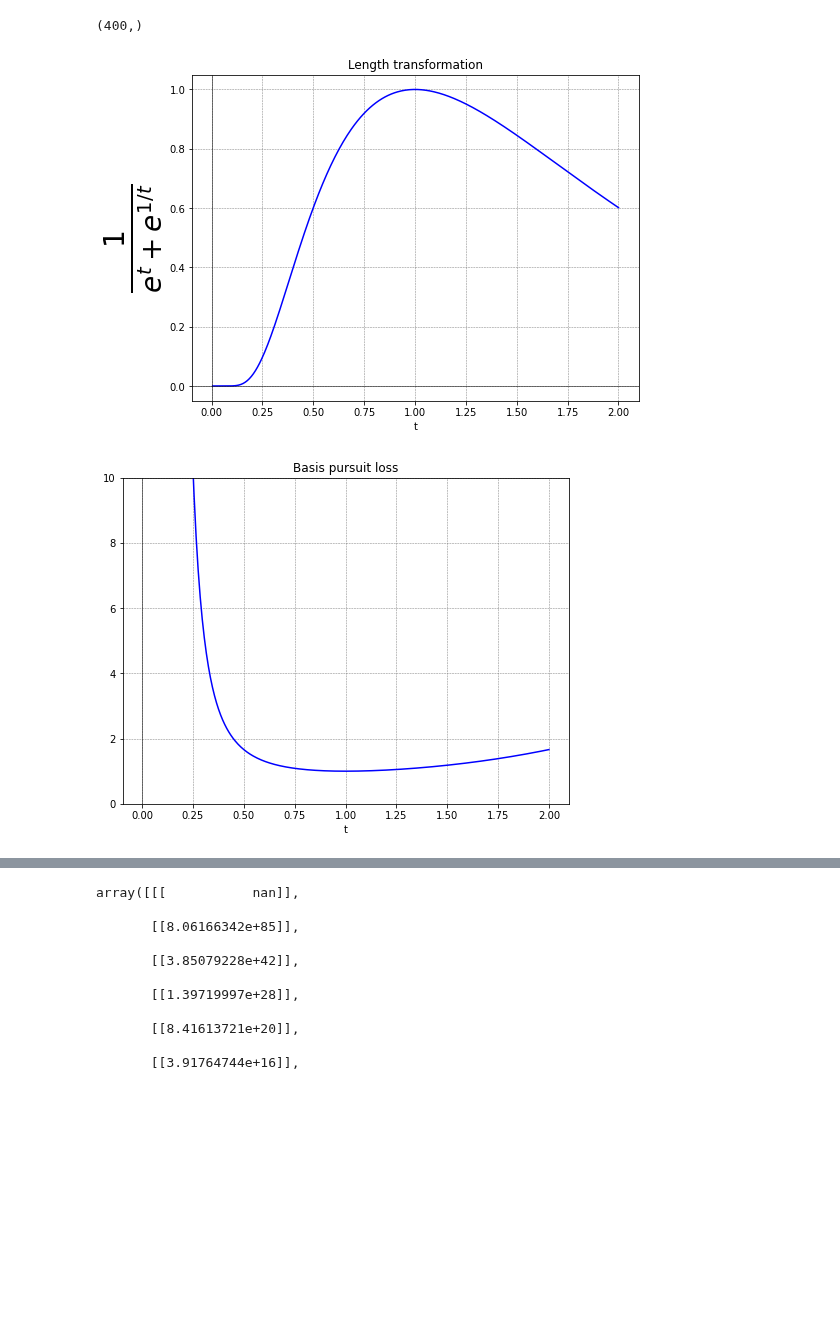
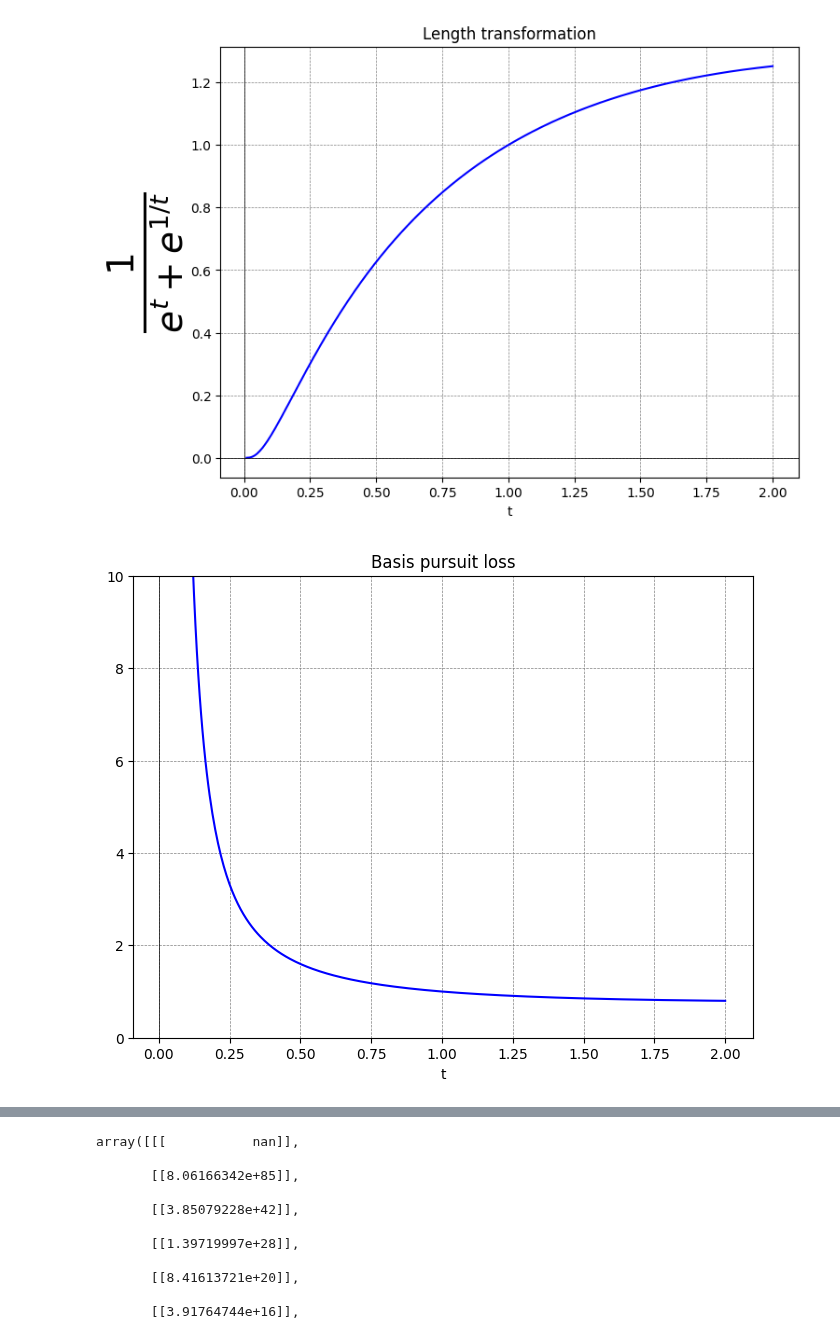
Before and after one commit to sjkoelle/isometry-pursuit, a Jupyter notebook: logsumexp_matrix_experiment.ipynb, the cells around one changed output, grey strips where cells are left out. Cells and saved outputs as stored; diff of their text form; code cells hidden in the pictures; blank space fills up the shorter version.

```diff
--- a/logsumexp_matrix_experiment.ipynb
+++ b/logsumexp_matrix_experiment.ipynb
@@ -1,4 +1,6 @@
 # %%
+%load_ext autoreload
+%autoreload 2
 import numpy as np
 import math
 import matplotlib.pyplot as plt
@@ -13,7 +15,7 @@ def isometry_loss(t):
     return (np.exp(t) + np.exp(1/t) )/ (2 * math.e)
 
 
-matrix_values = np.linspace(0, 2, 400)
+matrix_values = np.linspace(0.01, 2, 400)
 
 length_values = g(matrix_values)
 
@@ -59,12 +61,13 @@ fig.show()
 # %%
-# now i want to write versions of g() and isometry_loss that work in higher dimensions and add them to the package
+# now i want to check (high dimensional) versions of g() and isometry_loss from the package
 from convexlocalisometry.transformation import exponential_transformation
-from convexlocalisometry.loss import pseudoinverse_basis_pursuit_loss, isometry_loss
+from convexlocalisometry.loss import isometry_loss
 from einops import rearrange
 
+power = .5
 rearranged_matrix_values = rearrange(matrix_values, 'n -> n 1 1')
-length_values = [exponential_transformation(rmv)[0][0] for rmv in rearranged_matrix_values]
-loss_values_isometry = [isometry_loss(rmv) for rmv in rearranged_matrix_values]
+length_values = [exponential_transformation(rmv, power)[0][0] for rmv in rearranged_matrix_values]
+loss_values_isometry = [isometry_loss(rmv, power) for rmv in rearranged_matrix_values]
 basis_pursuit_losses = np.asarray(length_values)**(-1)
 # Plot the function
 fig, ax = plt.subplots(1,1,figsize=(8, 6))
@@ -72,33 +75,32 @@ ax.plot(matrix_values, length_values, color='blue')
 ax.axhline(0, color='black', linewidth=0.5)
 ax.axvline(0, color='black', linewidth=0.5)
 ax.grid(color='gray', linestyle='--', linewidth=0.5)
 ax.set_title('Length transformation')
 ax.set_ylabel(r'$\frac{1}{e^t + e^{1/t}}$', fontsize = 40) # log concave
 ax.set_xlabel('t')
 fig.show()
 
 fig, ax = plt.subplots(1,1,figsize=(8, 6))
 ax.plot(matrix_values, basis_pursuit_losses, color = 'blue')
 # ax.plot(t_values, loss_values_isometry, color='blue')
 ax.axhline(0, color='black', linewidth=0.5)
 ax.axvline(0, color='black', linewidth=0.5)
 ax.grid(color='gray', linestyle='--', linewidth=0.5)
 ax.set_title('Basis pursuit loss')
 ax.set_ylim(0,10)
 ax.set_xlabel('t')
 fig.show()
 
 fig, ax = plt.subplots(1,1,figsize=(8, 6))
 ax.plot(matrix_values, loss_values_isometry, color = 'blue')
 # ax.plot(t_values, loss_values_isometry, color='blue')
 ax.axhline(0, color='black', linewidth=0.5)
 ax.axvline(0, color='black', linewidth=0.5)
 ax.grid(color='gray', linestyle='--', linewidth=0.5)
 ax.set_title('isometry loss')
 ax.set_ylim(0,10)
 ax.set_xlabel('t')
 fig.show()
 # %% [output]
-(400,)
-[figure, old version]
+[figure, new version]
-[figure, old version]
+[figure, new version]
```
Also changed, not shown: parts of 11 cells of this notebook, 5 other files.
